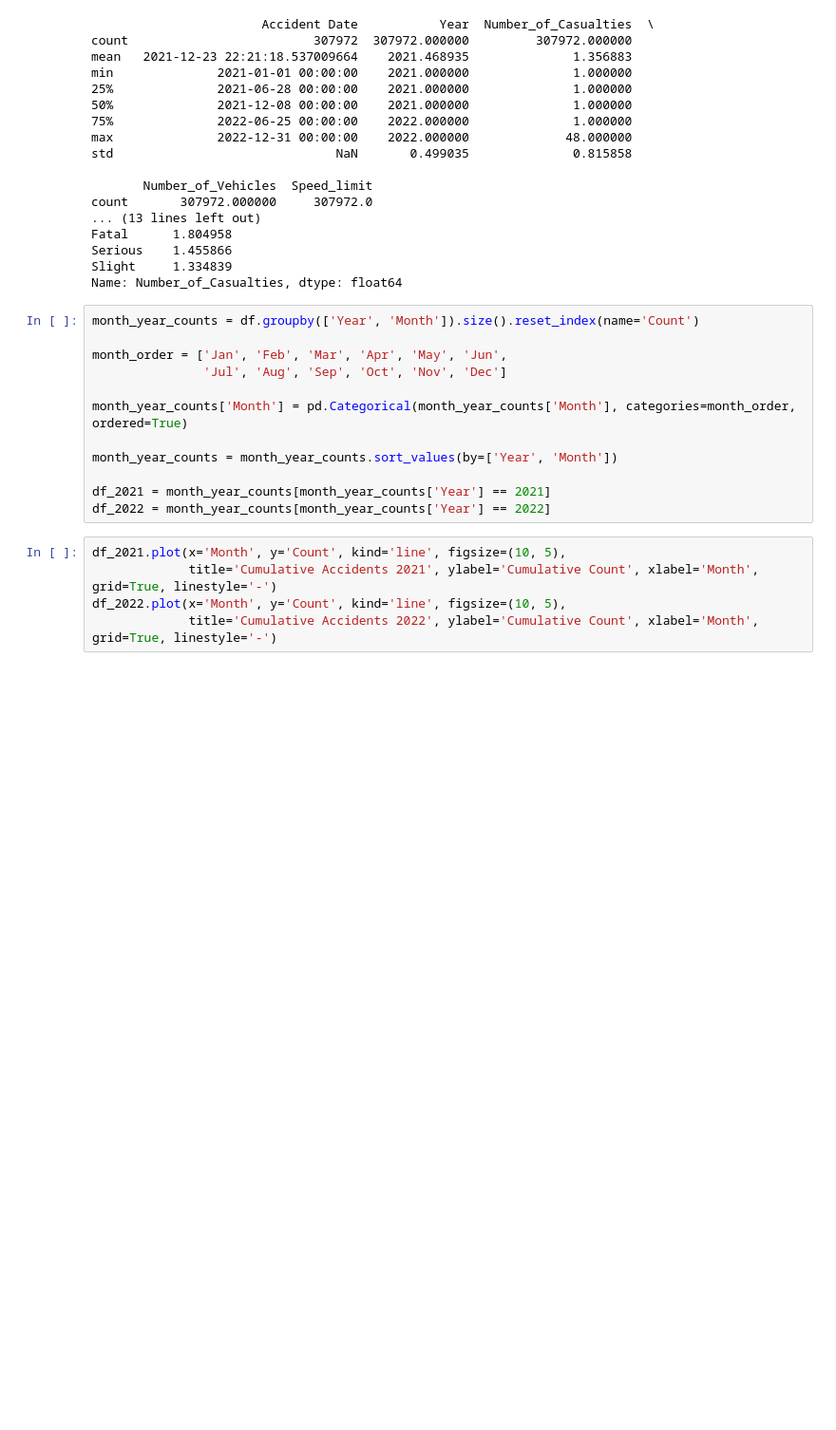
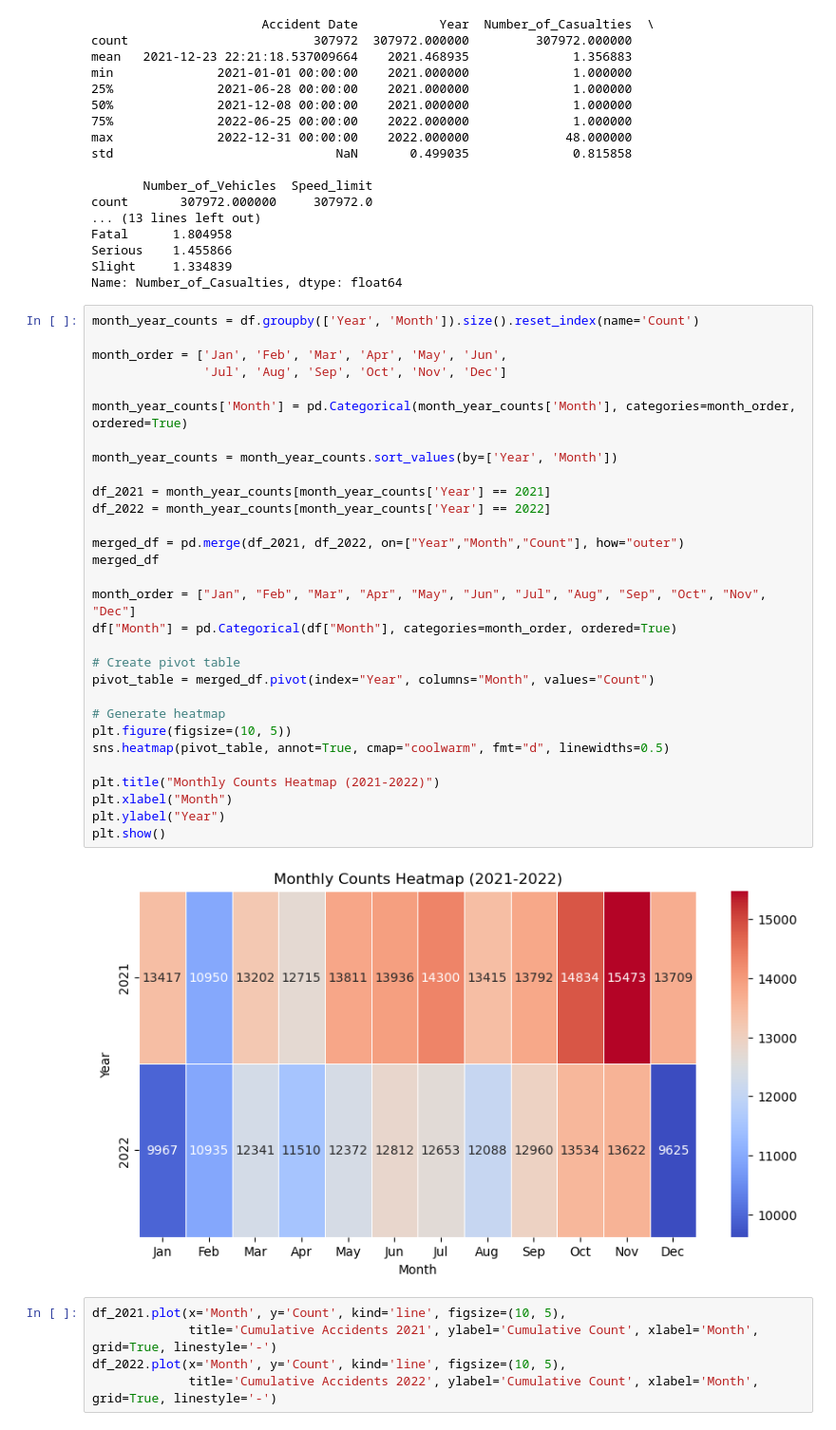
Before and after one commit to ppwyau/Project1-accident, a Jupyter notebook: Accident Data final4.ipynb, the cells around one changed output. Shown at 95% size. Drawn from its saved outputs; the diff is of its cells as text; blank space fills up the shorter version.

```diff
--- a/Accident Data final3.ipynb
+++ b/Accident Data final4.ipynb
@@ -87,15 +90,35 @@ Name: Number_of_Casualties, dtype: float64
 # %%
 month_year_counts = df.groupby(['Year', 'Month']).size().reset_index(name='Count')
 
 month_order = ['Jan', 'Feb', 'Mar', 'Apr', 'May', 'Jun',
                'Jul', 'Aug', 'Sep', 'Oct', 'Nov', 'Dec']
 
 month_year_counts['Month'] = pd.Categorical(month_year_counts['Month'], categories=month_order, ordered=True)
 
 month_year_counts = month_year_counts.sort_values(by=['Year', 'Month'])
 
 df_2021 = month_year_counts[month_year_counts['Year'] == 2021]
 df_2022 = month_year_counts[month_year_counts['Year'] == 2022]
+
+merged_df = pd.merge(df_2021, df_2022, on=["Year","Month","Count"], how="outer")
+merged_df
+
+month_order = ["Jan", "Feb", "Mar", "Apr", "May", "Jun", "Jul", "Aug", "Sep", "Oct", "Nov", "Dec"]
+df["Month"] = pd.Categorical(df["Month"], categories=month_order, ordered=True)
+
+# Create pivot table
+pivot_table = merged_df.pivot(index="Year", columns="Month", values="Count")
+
+# Generate heatmap
+plt.figure(figsize=(10, 5))
+sns.heatmap(pivot_table, annot=True, cmap="coolwarm", fmt="d", linewidths=0.5)
+
+plt.title("Monthly Counts Heatmap (2021-2022)")
+plt.xlabel("Month")
+plt.ylabel("Year")
+plt.show()
+# %% [output]
+[figure, added]
 # %%
 df_2021.plot(x='Month', y='Count', kind='line', figsize=(10, 5),
              title='Cumulative Accidents 2021', ylabel='Cumulative Count', xlabel='Month', grid=True, linestyle='-')
```
Also changed, not shown: parts of 3 cells of this notebook.
